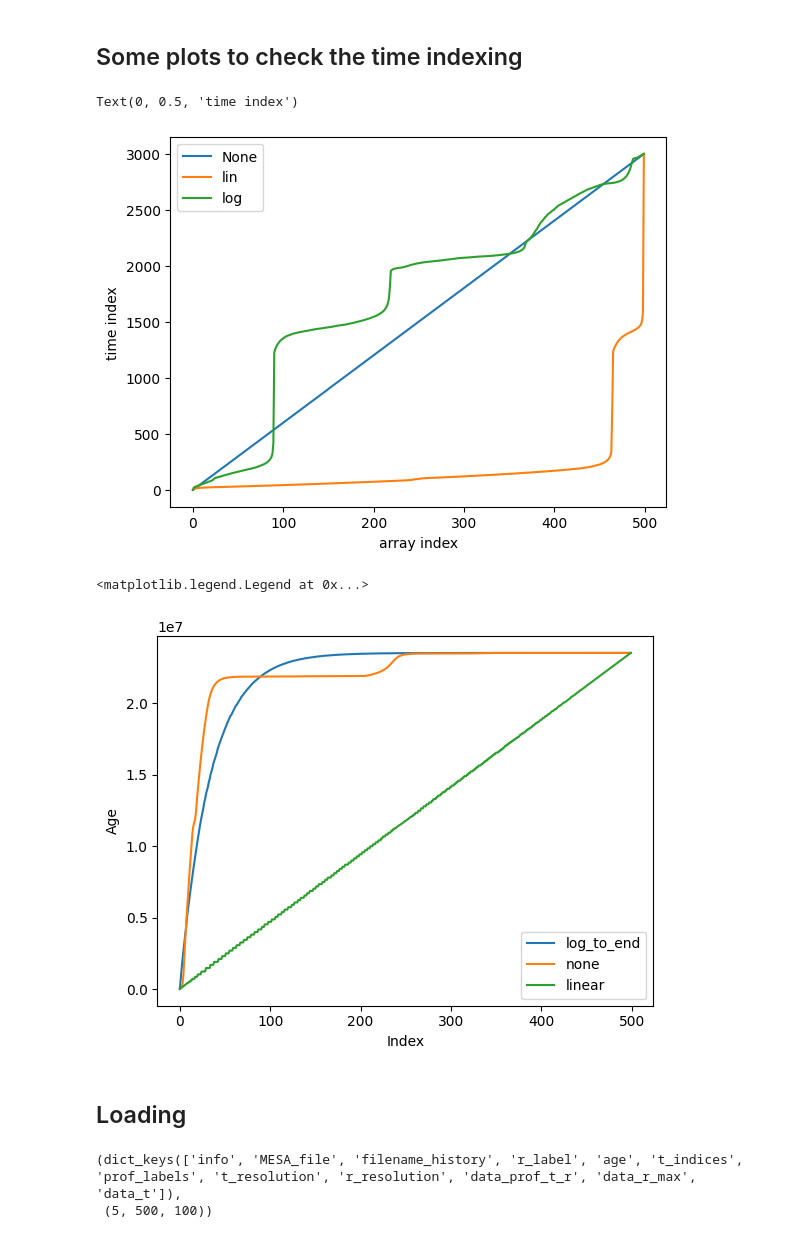
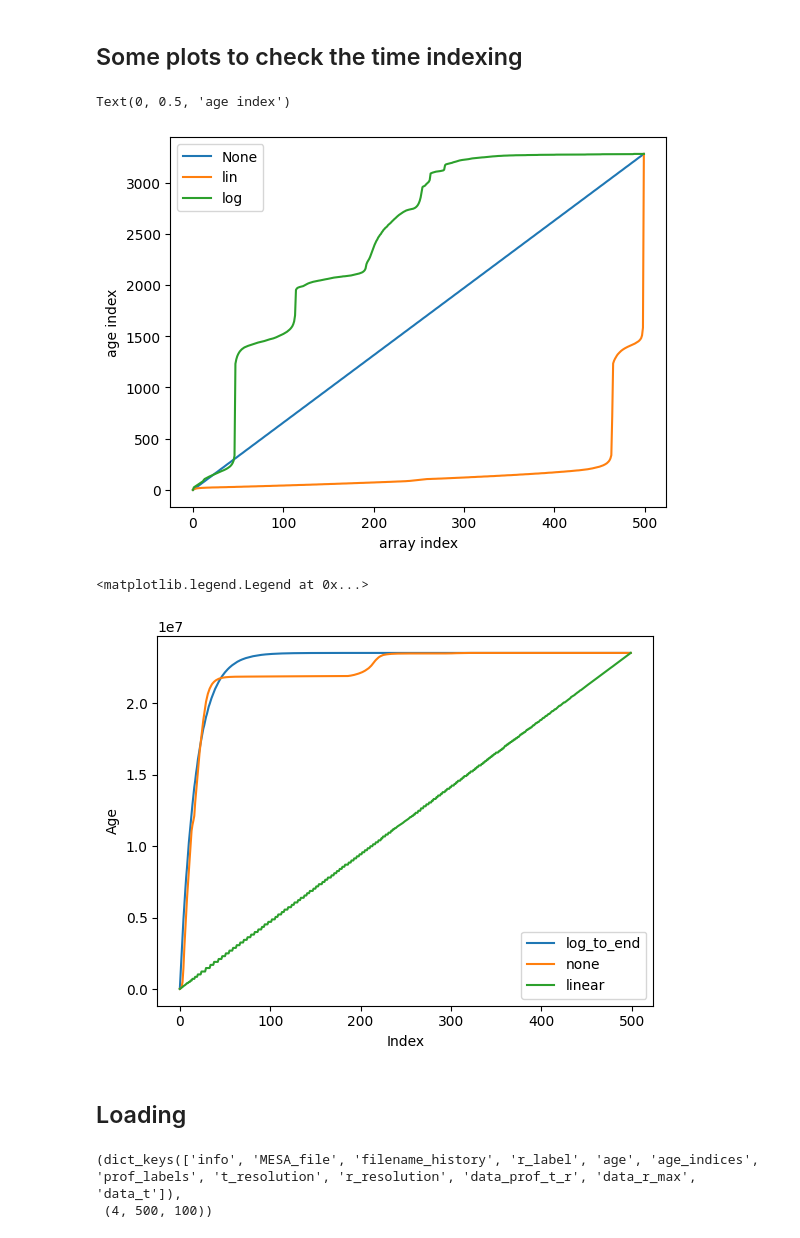
Before and after one commit to bldevries/DataPrepTulips3D, a Jupyter notebook: notebooks/Tutorial1_try_it_out.ipynb, the cells around one changed output. Cells and saved outputs as stored; diff of their text form; code cells hidden in the pictures.

```diff
--- a/notebooks/Tutorial1_try_it_out.ipynb
+++ b/notebooks/Tutorial1_try_it_out.ipynb
@@ -30,7 +30,7 @@ loadMesaData(mesa_LOGS_directory, t_resolution, r_resolution, t_range=-1, time_s
 _ = time()
 d = DP.loadMesaData(mesa_LOGS_directory = "../../../example_MESA_data/binary/Profiles/LOGS1", \
                     t_resolution = 100, r_resolution = 100,\
-                    t_range=(0,100), time_scale_type="log_to_end",\
+                    time_scale_type="log_to_end",\
                     filename_history = "history1.data",\
                    profiles=['logT', 'mass', 'logRho', 'he4'])
 print(f"Time {(time()-_)/60} min")
@@ -64,7 +64,7 @@ d2.keys(), d2["data_prof_t_r"].shape
 # %%
 d_none = DP.loadMesaData(mesa_LOGS_directory = "../../../example_MESA_data/single_11Msun/LOGS", \
                     t_resolution = 500, r_resolution = 100,\
-                    t_range=(0,3000),time_scale_type="model_number",\
+                    time_scale_type="model_number",\
                     filename_history = "history.data",\
                    profiles=['logT', 'mass', 'logRho', 'he4'])
 d_none.keys()
@@ -74,7 +74,7 @@ Original/new time resolution:  3280 500
 # %%
 d_lin = DP.loadMesaData(mesa_LOGS_directory = "../../../example_MESA_data/single_11Msun/LOGS", \
                     t_resolution = 500, r_resolution = 100,\
-                    t_range=(0,3000),time_scale_type="linear",\
+                    time_scale_type="linear",\
                     filename_history = "history.data",\
                    profiles=['logT', 'mass', 'logRho', 'he4'])
 d_lin.keys()
@@ -84,7 +84,7 @@ Original/new time resolution:  3280 500
 # %%
 d_log = DP.loadMesaData(mesa_LOGS_directory = "../../../example_MESA_data/single_11Msun/LOGS", \
                     t_resolution = 500, r_resolution = 100,\
-                    t_range=(0,3000),time_scale_type="log_to_end",\
+                    time_scale_type="log_to_end",\
                     filename_history = "history.data",\
                    profiles=['logT', 'mass', 'logRho', 'he4'])
 d_log.keys(),
@@ -94,15 +94,15 @@ Original/new time resolution:  3280 500
 # %% [markdown]
 ## Some plots to check the time indexing
 # %%
-plt.plot(d_none['t_indices'], label="None")
-plt.plot(d_lin['t_indices'], label="lin")
-plt.plot(d_log['t_indices'], label="log")
+plt.plot(d_none['age_indices'], label="None")
+plt.plot(d_lin['age_indices'], label="lin")
+plt.plot(d_log['age_indices'], label="log")
 plt.legend()
 plt.xlabel("array index")
-plt.ylabel("time index")
+plt.ylabel("age index")
 # %% [output]
-Text(0, 0.5, 'time index')
+Text(0, 0.5, 'age index')
-[figure, old version]
+[figure, new version]
 # %%
 plt.plot(d_log['age'], label="log_to_end")
 plt.plot(d_none['age'], label="none")
@@ -112,12 +112,12 @@ plt.ylabel("Age")
 plt.legend()
 # %% [output]
 <matplotlib.legend.Legend at 0x...>
-[figure, old version]
+[figure, new version]
 # %% [markdown]
 ## Loading
 # %%
 d2 = DP.load_from_pickle("../../../example_MESA_data/DataDictFormat/single_11Msun_log_to_end.pkl")
 d2.keys(), d2["data_prof_t_r"].shape
 # %% [output]
-(dict_keys(['info', 'MESA_file', 'filename_history', 'r_label', 'age', 't_indices', 'prof_labels', 't_resolution', 'r_resolution', 'data_prof_t_r', 'data_r_max', 'data_t']),
- (5, 500, 100))
+(dict_keys(['info', 'MESA_file', 'filename_history', 'r_label', 'age', 'age_indices', 'prof_labels', 't_resolution', 'r_resolution', 'data_prof_t_r', 'data_r_max', 'data_t']),
+ (4, 500, 100))
```
Also changed, not shown: parts of 5 cells of this notebook, 1 other file.
